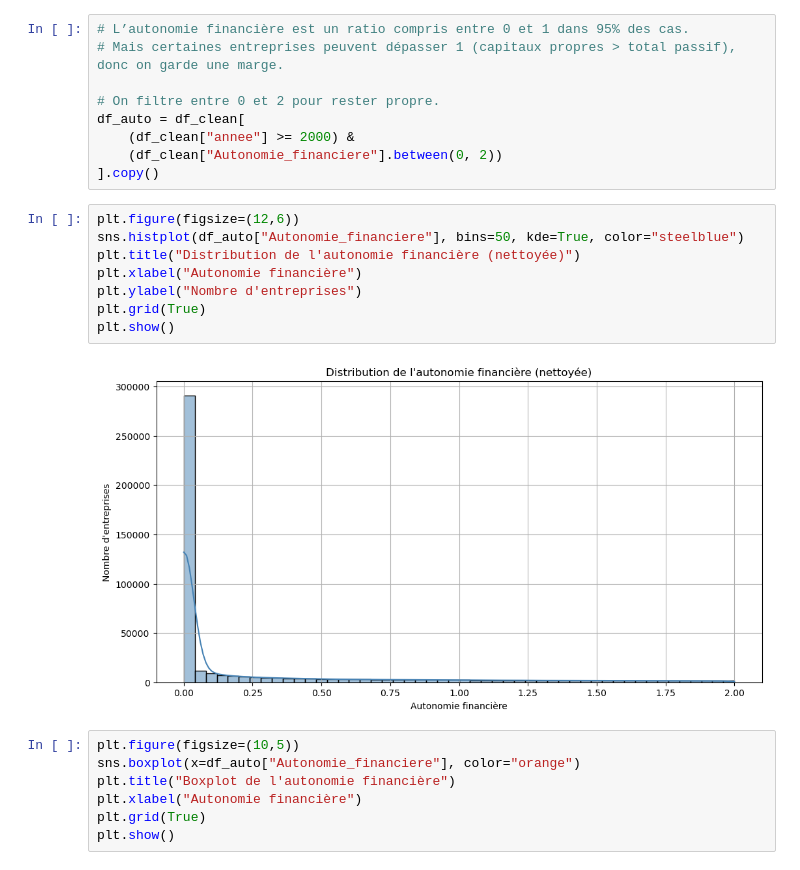
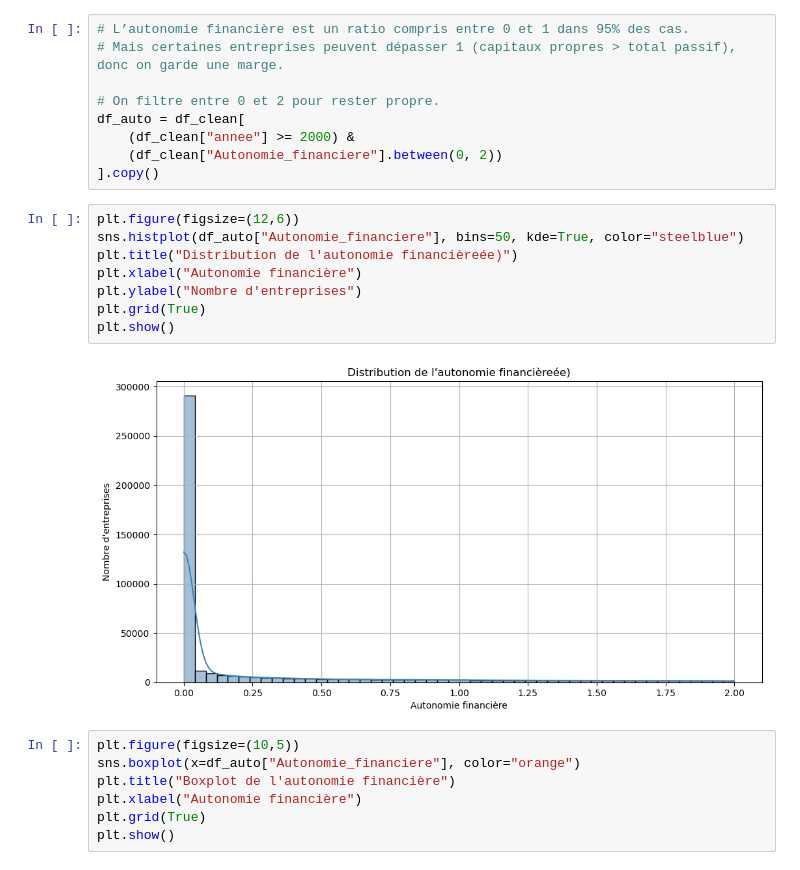
Before and after one commit to khelifaYacine/signaux-faibles-finance, a Jupyter notebook: 01_exploration.ipynb, the cells around one changed output. Saved outputs shown, nothing was run; the diff lists cells and outputs as text.

```diff
--- a/01_exploration.ipynb
+++ b/01_exploration.ipynb
@@ -497,13 +497,13 @@ df_auto = df_clean[
 # %%
 plt.figure(figsize=(12,6))
 sns.histplot(df_auto["Autonomie_financiere"], bins=50, kde=True, color="steelblue")
-plt.title("Distribution de l'autonomie financière (nettoyée)")
+plt.title("Distribution de l'autonomie financièreée)")
 plt.xlabel("Autonomie financière")
 plt.ylabel("Nombre d'entreprises")
 plt.grid(True)
 plt.show()
 # %% [output]
-[figure, old version]
+[figure, new version]
 # %%
 plt.figure(figsize=(10,5))
 sns.boxplot(x=df_auto["Autonomie_financiere"], color="orange")
```
Also changed, not shown: parts of 3 cells of this notebook.
